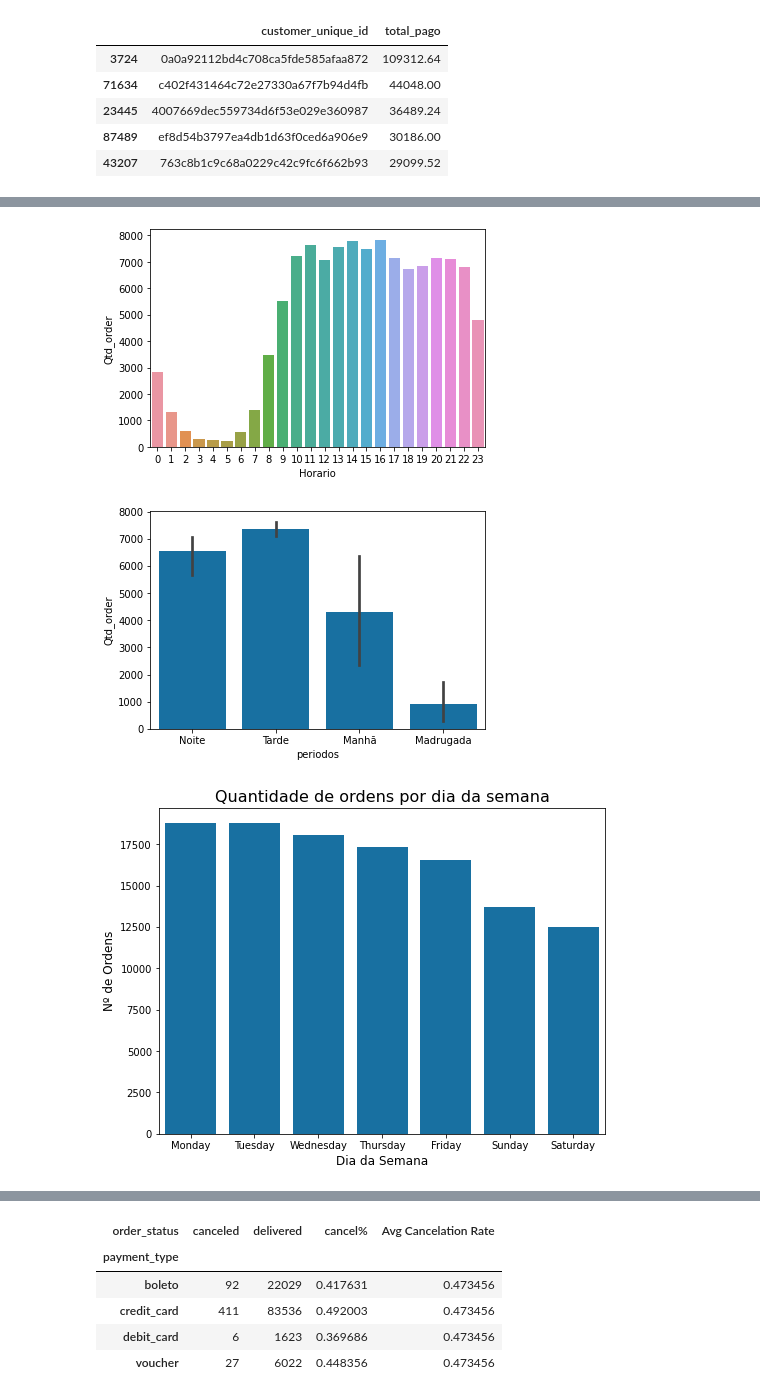
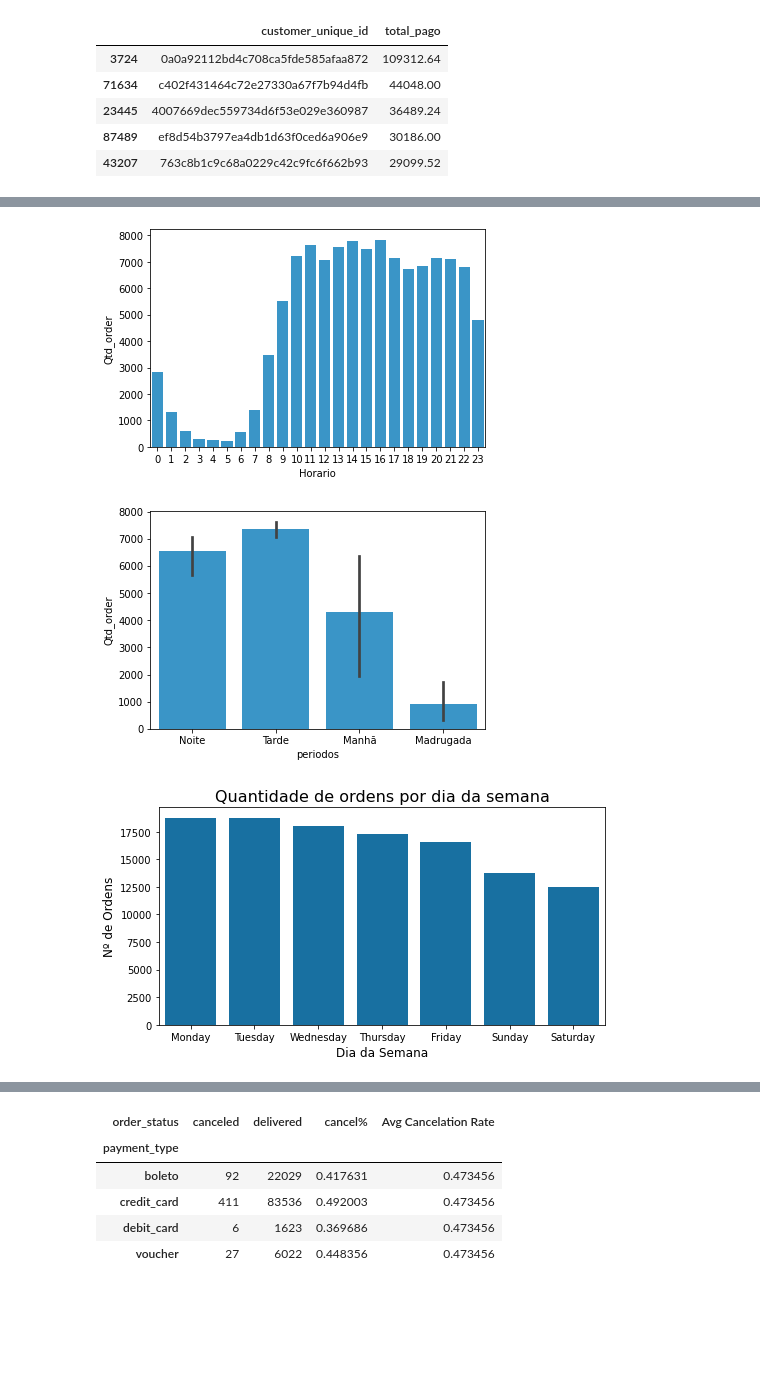
Before and after one commit to gabrielreversi/DS-Projects, a Jupyter notebook: RFM Analysis - KMeans.ipynb, the cells around one changed output, grey strips where cells are left out. Drawn from its saved outputs; the diff is of its cells as text; code cells hidden in the pictures; blank space fills up the shorter version.

```diff
--- a/RFM Analysis - KMeans.ipynb
+++ b/RFM Analysis - KMeans.ipynb
@@ -160,37 +160,37 @@ def periodo(row):
     return'Tarde'
   elif (row['Horario'] >=19) & (row['Horario'] <= 23):
     return 'Noite'
-  elif (row['Horario'] >=0) & (row['Horario'] < 6):
+  else:
     return 'Madrugada'
 
 vendas_horas = vendas_horas.assign(periodos=vendas_horas.apply(periodo, axis=1))
 
 #Visualização dos dados por hora
-periodo_ordens = sns.barplot(data = vendas_horas, x='Horario', y='Qtd_order')
+periodo_ordens = sns.barplot(data = vendas_horas, x='Horario', y='Qtd_order', color='#239cde')
 plt.show()
 
 #Visualização dos dados por periodo
-periodo_ordens = sns.barplot(data = vendas_horas, x='periodos', y='Qtd_order', color='#0177B8')
+periodo_ordens = sns.barplot(data = vendas_horas, x='periodos', y='Qtd_order', color='#239cde')
 plt.show()
 # %% [output]
-[figure, old version]
+[figure, new version]
-[figure, old version]
+[figure, new version]
 # %%
 #Visualização por semana e periodo
 
 order_week = df.groupby(df['order_purchase_timestamp'].dt.day_name())['order_id'].count().reset_index().sort_values('order_purchase_timestamp', ascending = False)
 order_week.rename(columns={'order_purchase_timestamp':'Dia_semana', 'order_id':'Total_order'}, inplace=True)
 order_week = order_week.sort_values('Total_order', ascending=False)
 
-plt.figure(figsize=(8,6))
+plt.figure(figsize=(8,4))
 week = sns.barplot(data = order_week, x='Dia_semana', y='Total_order', color='#0177B8' )
 week.set_xlabel('Dia da Semana', fontsize=12)
 week.set_ylabel('Nº de Ordens', fontsize=12)
 week.set_title('Quantidade de ordens por dia da semana', fontsize=16)
 
 plt.show()
 # %% [output]
-[figure, old version]
+[figure, new version]
 # %%
 #Produtos mais bem avaliados e produtos com piores avaliações
 
```
Also changed, not shown: parts of 6 cells of this notebook.
